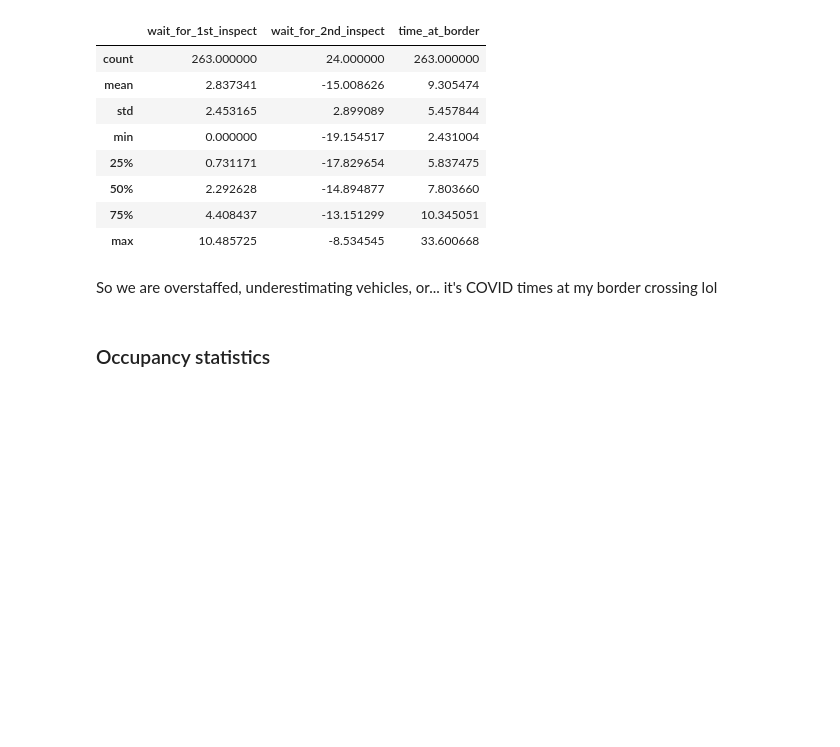
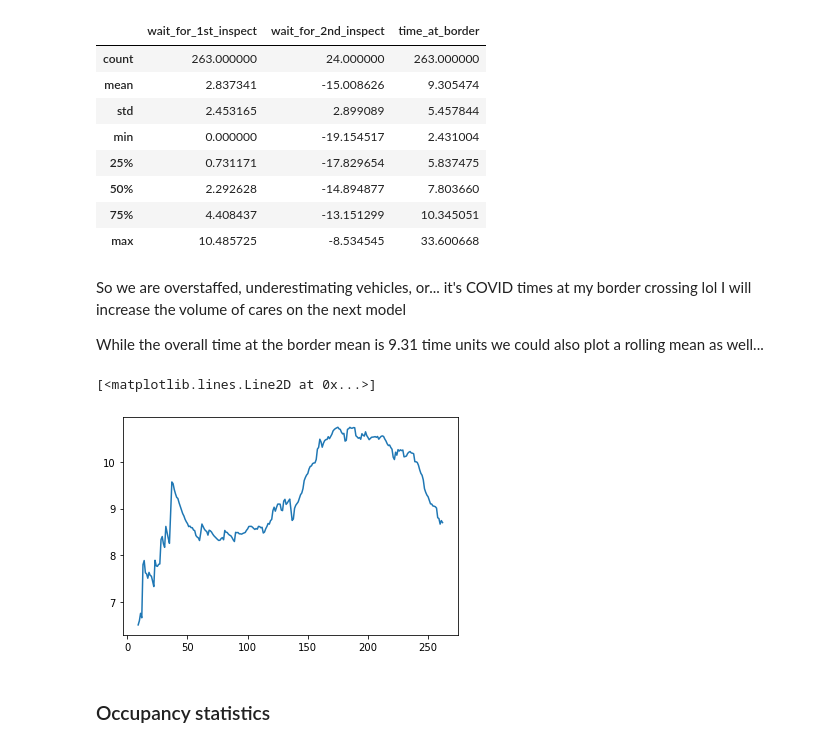
Before and after one commit to MickiRhen/rhenhw3, a Jupyter notebook: notebooks/rhenhw3_simulation.ipynb, the cells around one changed output. Drawn from its saved outputs; the diff is of its cells as text; code cells hidden in the pictures; blank space fills up the shorter version.

```diff
--- a/notebooks/rhenhw3_simulation.ipynb
+++ b/notebooks/rhenhw3_simulation.ipynb
@@ -580,7 +594,15 @@ crossing_vehicle_log_df.loc[:, ['wait_for_1st_inspect', 'wait_for_2nd_inspect',
 | 75% | 4.408437 | -13.151299 | 10.345051 |
 | max | 10.485725 | -8.534545 | 33.600668 |
 # %% [markdown]
-So we are overstaffed, underestimating vehicles, or... it's COVID times at my border crossing lol
+So we are overstaffed, underestimating vehicles, or... it's COVID times at my border crossing lol I will increase the volume of cares on the next model
+
+While the overall time at the border mean is 9.31 time units we could also plot a rolling mean as well...
+# %%
+y = crossing_vehicle_log_df['time_at_border'].rolling(100, 10).mean()
+plt.plot(y)
+# %% [output]
+[<matplotlib.lines.Line2D at 0x...>]
+[figure, added]
 # %% [markdown]
 ### Occupancy statistics
 # %%
```
Also changed, not shown: parts of 17 cells of this notebook.
